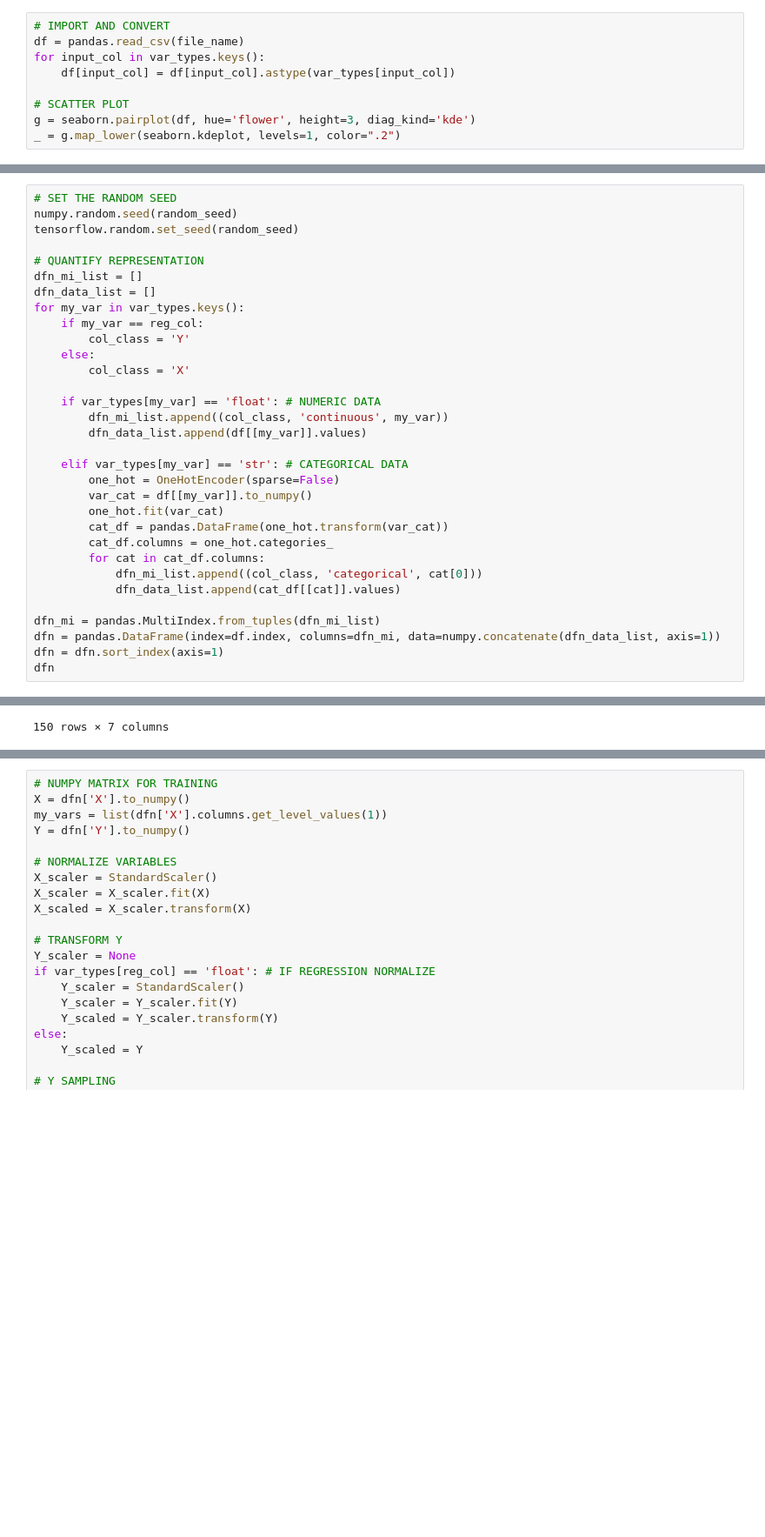
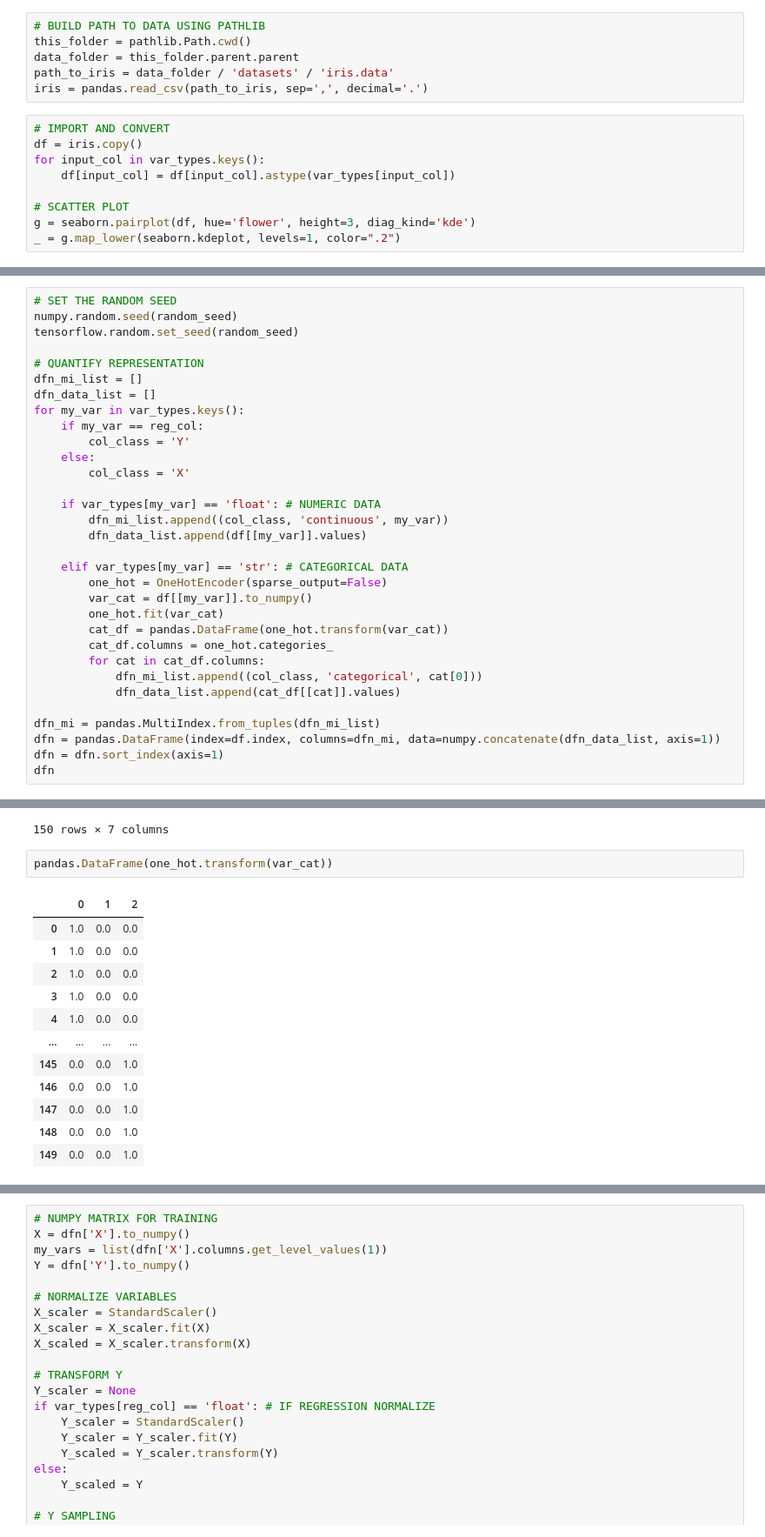
Before and after one commit to Slaxis/infnet-nn, a Jupyter notebook: notebooks/regression/iris_regression_half_learning.ipynb, the cells around one changed output, grey strips where cells are left out. Shown at 87% size. Drawn from its saved outputs; the diff is of its cells as text; blank space fills up the shorter version.

```diff
--- a/notebooks/regression/iris_regression_half_learning.ipynb
+++ b/notebooks/regression/iris_regression_half_learning.ipynb
@@ -48,6 +54,12 @@ my_optimizers = ['adam']
+# %%
+# BUILD PATH TO DATA USING PATHLIB
+this_folder = pathlib.Path.cwd()
+data_folder = this_folder.parent.parent
+path_to_iris = data_folder / 'datasets' / 'iris.data'
+iris = pandas.read_csv(path_to_iris, sep=',', decimal='.')
 # %%
 # IMPORT AND CONVERT
-df = pandas.read_csv(file_name)
+df = iris.copy()
 for input_col in var_types.keys():
     df[input_col] = df[input_col].astype(var_types[input_col])
 
@@ -77,7 +89,7 @@ for my_var in var_types.keys():
         dfn_data_list.append(df[[my_var]].values)
 
     elif var_types[my_var] == 'str': # CATEGORICAL DATA
-        one_hot = OneHotEncoder(sparse=False)
+        one_hot = OneHotEncoder(sparse_output=False)
         var_cat = df[[my_var]].to_numpy()
         one_hot.fit(var_cat)
         cat_df = pandas.DataFrame(one_hot.transform(var_cat))
@@ -106,3 +118,18 @@ dfn
 | 148 | 0.0 | 0.0 | 1.0 | 2.3 | 6.2 | 3.4 | 5.4 |
 | 149 | 0.0 | 0.0 | 1.0 | 1.8 | 5.9 | 3.0 | 5.1 |
 150 rows × 7 columns
+# %%
+pandas.DataFrame(one_hot.transform(var_cat))
+# %% [output]
+|  | 0 | 1 | 2 |
+| 0 | 1.0 | 0.0 | 0.0 |
+| 1 | 1.0 | 0.0 | 0.0 |
+| 2 | 1.0 | 0.0 | 0.0 |
+| 3 | 1.0 | 0.0 | 0.0 |
+| 4 | 1.0 | 0.0 | 0.0 |
+| ... | ... | ... | ... |
+| 145 | 0.0 | 0.0 | 1.0 |
+| 146 | 0.0 | 0.0 | 1.0 |
+| 147 | 0.0 | 0.0 | 1.0 |
+| 148 | 0.0 | 0.0 | 1.0 |
+| 149 | 0.0 | 0.0 | 1.0 |
```
Also changed, not shown: parts of 6 cells of this notebook, 16 other files.
